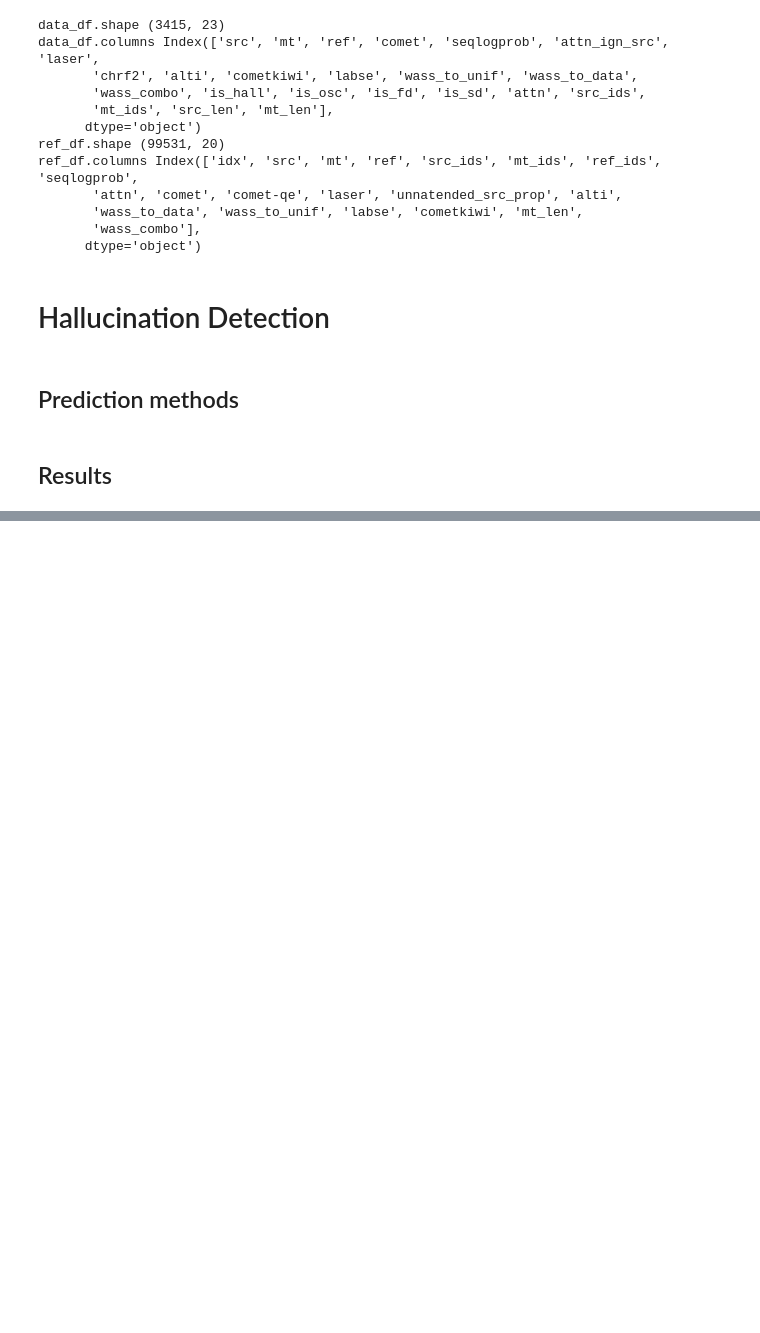
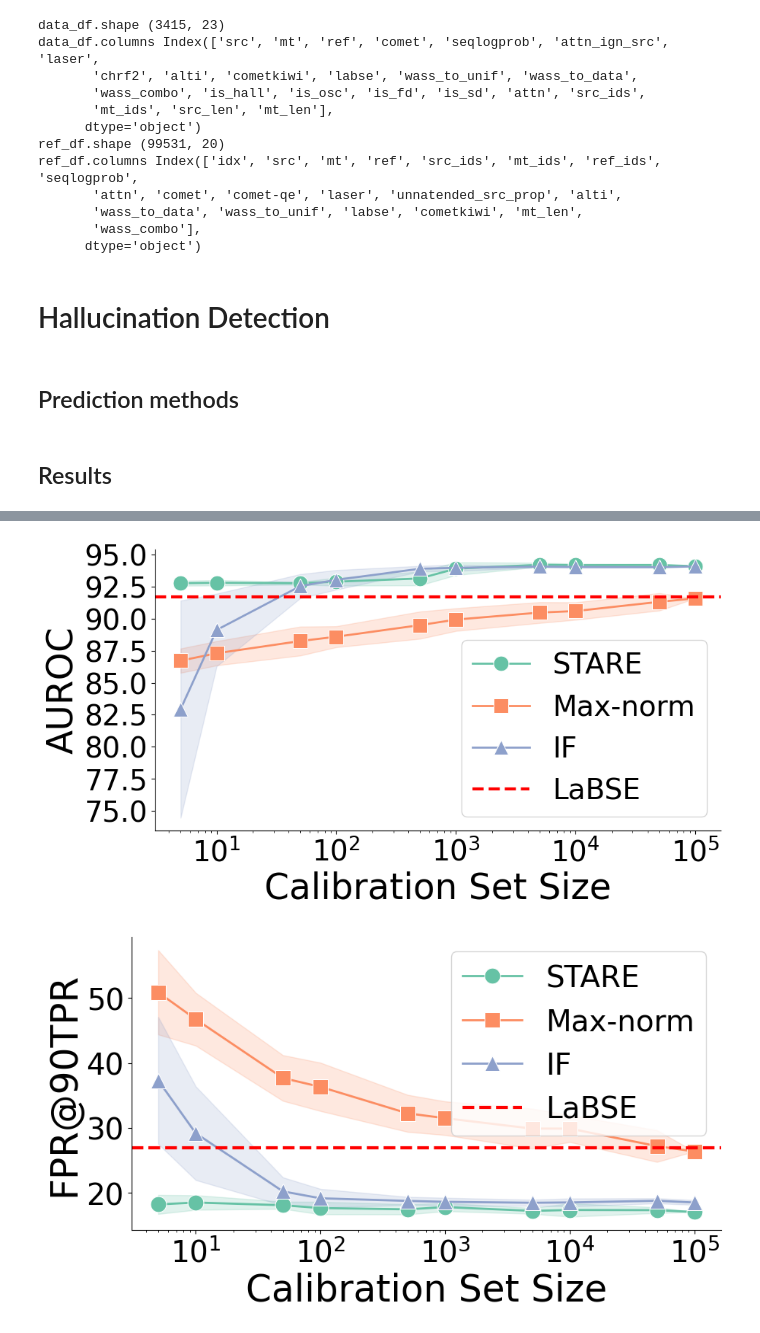
Before and after one commit to AnasHimmi/Hallucination-Detection-Score-Aggregation, a Jupyter notebook: hallucination_detections_ot-hallucination-detection-data.ipynb, the cells around one changed output, grey strips where cells are left out. Drawn from its saved outputs; the diff is of its cells as text; code cells hidden in the pictures; blank space fills up the shorter version.

```diff
--- a/hallucination_detections_ot-hallucination-detection-data.ipynb
+++ b/hallucination_detections_ot-hallucination-detection-data.ipynb
@@ -248,2 +298,62 @@ is_hall
+# %%
+# plot ablation study
+import seaborn as sns
+import matplotlib.pyplot as plt
+
+# prepare seaborn lineplot
+sum_norm_df = pd.DataFrame(columns=["name","size","i","auc","fp","f1_score"]) #is_hall
+max_norm_df = pd.DataFrame(columns=["name","size","i","auc","fp","f1_score"]) #is_hall
+IF_df = pd.DataFrame(columns=["name","size","i","auc","fp","f1_score"]) #is_hall
+for ood in ["is_hall"]:
+    for size in sizes[1:]:
+        for i in range(Nd):
+            sum_norm_df = sum_norm_df.append({"name":"Sum_norm_"+str(size)+"_"+str(i),"size":size,"i":i,"auc":results_full[ood]["Sum_norm_"+str(size)+"_"+str(i)][0]["auc"],"fp":results_full[ood]["Sum_norm_"+str(size)+"_"+str(i)][0]["fp"],"f1_score":results_full[ood]["Sum_norm_"+str(size)+"_"+str(i)][0]["f1_score"]},ignore_index=True)
+            max_norm_df = max_norm_df.append({"name":"Max_norm_"+str(size)+"_"+str(i),"size":size,"i":i,"auc":results_full[ood]["Max_norm_"+str(size)+"_"+str(i)][0]["auc"],"fp":results_full[ood]["Max_norm_"+str(size)+"_"+str(i)][0]["fp"],"f1_score":results_full[ood]["Max_norm_"+str(size)+"_"+str(i)][0]["f1_score"]},ignore_index=True)
+            IF_df = IF_df.append({"name":"IF_"+str(size)+"_"+str(i),"size":size,"i":i,"auc":results_full[ood]["IF_"+str(size)+"_"+str(i)][0]["auc"],"fp":results_full[ood]["IF_"+str(size)+"_"+str(i)][0]["fp"],"f1_score":results_full[ood]["IF_"+str(size)+"_"+str(i)][0]["f1_score"]},ignore_index=True)
+# %%
+import matplotlib.pyplot as plt
+import seaborn as sns
+import pandas as pd
+import matplotlib as mpl
+mpl.rcParams['axes.spines.right'] = False
+mpl.rcParams['axes.spines.top'] = False
+sns.set_palette("Set2")
+
+# Plot mean and variance for AUROC
+plt.figure(figsize=(10, 5))
+sns.lineplot(data=sum_norm_df, x="size", y="auc", estimator="mean", ci="sd", label="STARE", marker="o", linewidth=2, markersize=15)
+sns.lineplot(data=max_norm_df, x="size", y="auc", estimator="mean", ci="sd", label="Max-norm", marker="s", linewidth=2, markersize=15)
+sns.lineplot(data=IF_df, x="size", y="auc", estimator="mean", ci="sd", label="IF", marker="^", linewidth=2, markersize=15)
+plt.xlabel('Calibration Set Size', fontsize=35)
+plt.xscale('log')
+plt.ylabel('AUROC', fontsize=35)
+plt.xticks(fontsize=28)
+plt.yticks(fontsize=28)
+plt.axhline(y=91.7, color='r', linestyle='--', label="LaBSE", linewidth=3)
+plt.legend(title=None, fontsize=28, loc='best')
+
+
+# plt.grid(True, linestyle='--', alpha=0.7)
+plt.show()
+
+# Plot mean and variance for FPR@90TPR
+plt.figure(figsize=(10, 5))
+sns.lineplot(data=sum_norm_df, x="size", y="fp", estimator="mean", ci="sd", label="STARE", marker="o",markersize=15,linewidth=2)
+sns.lineplot(data=max_norm_df, x="size", y="fp", estimator="mean", ci="sd", label="Max-norm", marker="s",markersize=15,linewidth=2)
+sns.lineplot(data=IF_df, x="size", y="fp", estimator="mean", ci="sd", label="IF", marker="^",markersize=15,linewidth=2)
+plt.xlabel('Calibration Set Size', fontsize=35)
+plt.xscale('log')
+plt.ylabel('FPR@90TPR', fontsize=35)
+plt.xticks(fontsize=28)
+plt.yticks(fontsize=28)
+plt.axhline(y=26.9, color='r', linestyle='--', label="LaBSE", linewidth=3)
+plt.legend(title=None, fontsize=28, loc='best')
+
+
+# plt.grid(True, linestyle='--', alpha=0.7)
+plt.show()
+# %% [output]
+[figure, added]
+[figure, added]
 # %%
 m_to_plot = "labse"
```
Also changed, not shown: parts of 13 cells of this notebook, 4 other files.
